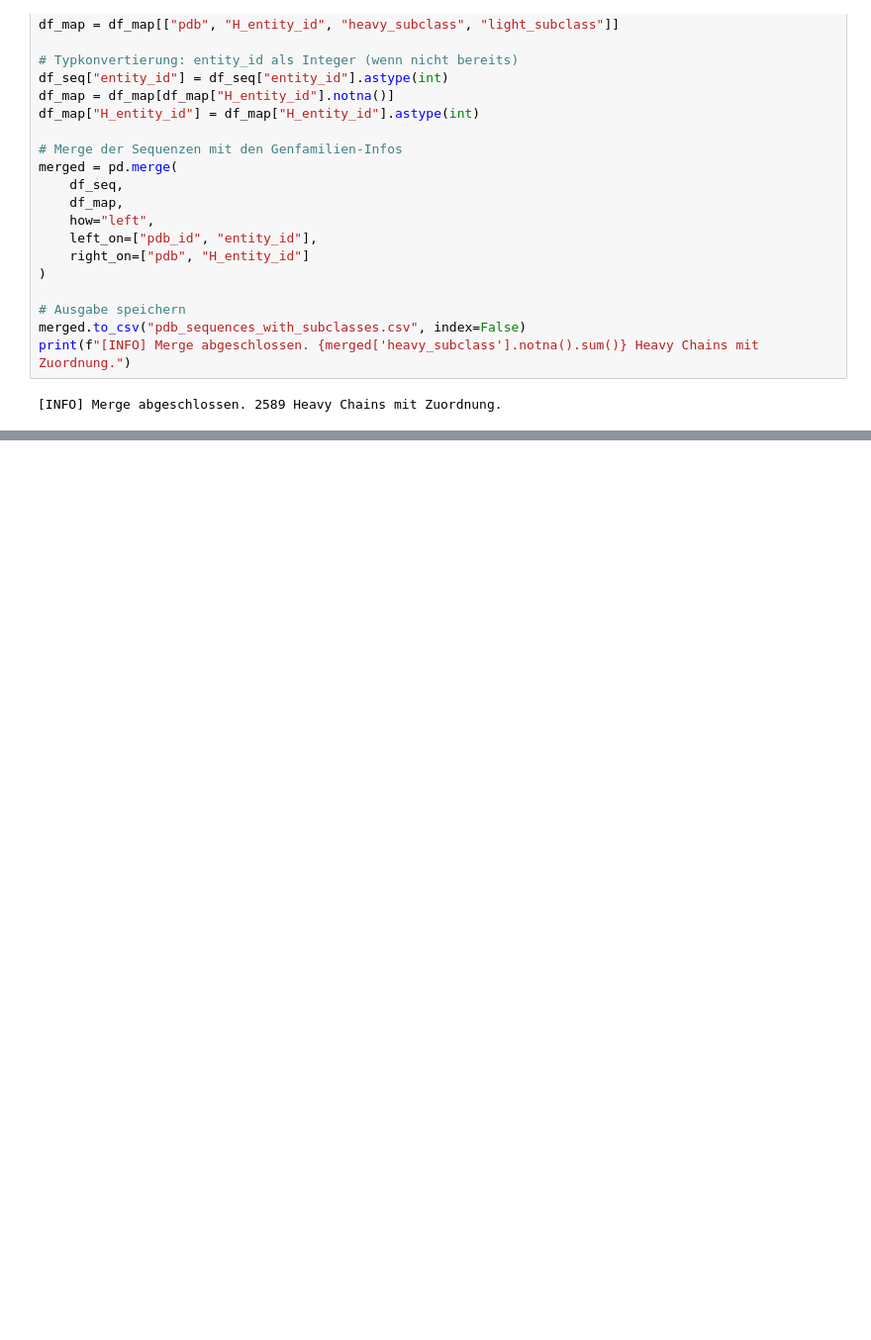
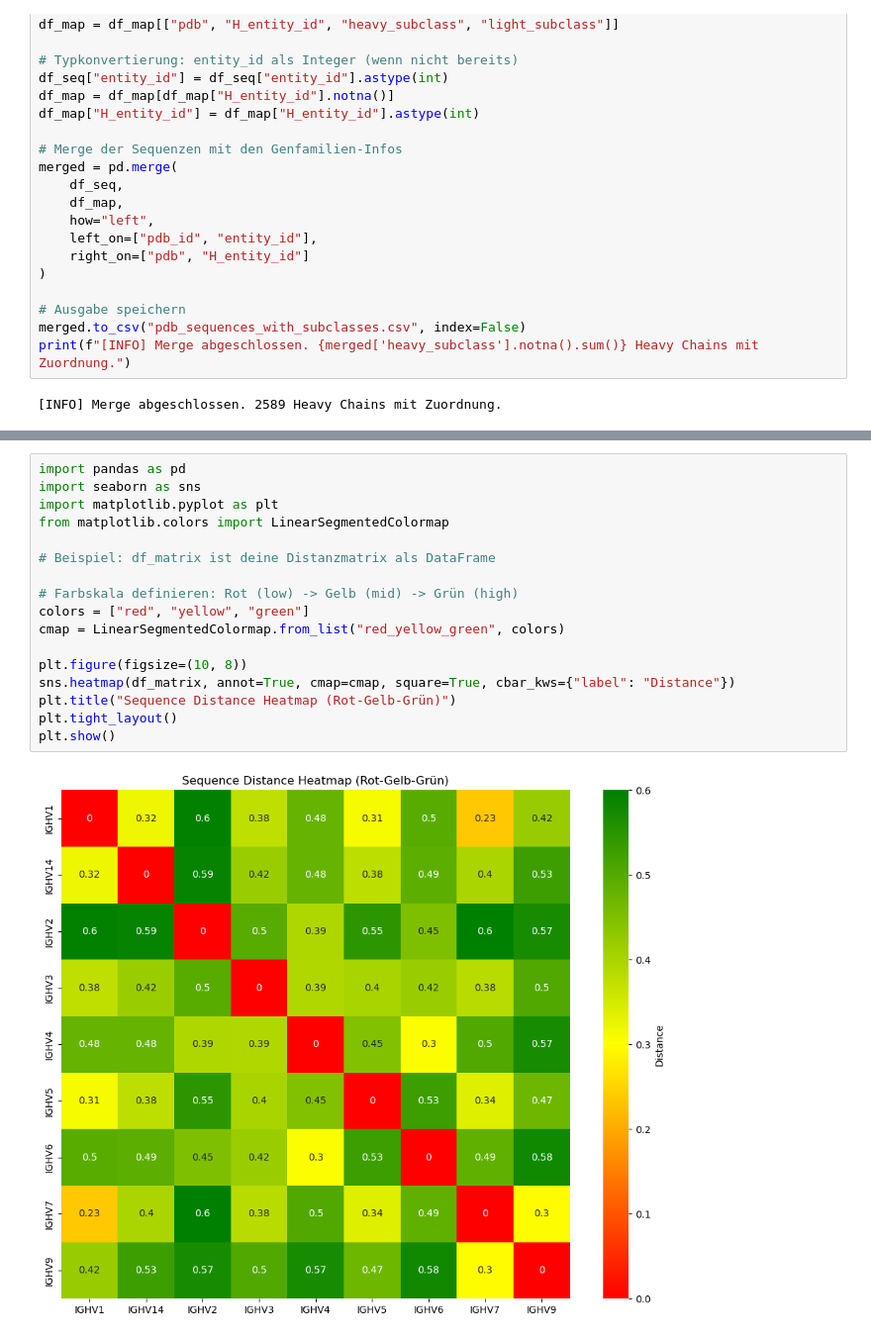
Before and after one commit to datascience-2025-group4/group04-team03, a Jupyter notebook: blasting/consensus_seq/consensus_genfam.ipynb, the cells around one changed output, grey strips where cells are left out. Shown at 99% size. Saved outputs shown, nothing was run; the diff lists cells and outputs as text; blank space fills up the shorter version.

```diff
--- a/blasting/consensus_seq/consensus_genfam.ipynb
+++ b/blasting/consensus_seq/consensus_genfam.ipynb
@@ -193,0 +279,19 @@ If your multiple sequence alignment object was obtained using Bio.AlignIO, then
+# %%
+import pandas as pd
+import seaborn as sns
+import matplotlib.pyplot as plt
+from matplotlib.colors import LinearSegmentedColormap
+
+# Beispiel: df_matrix ist deine Distanzmatrix als DataFrame
+
+# Farbskala definieren: Rot (low) -> Gelb (mid) -> Grün (high)
+colors = ["red", "yellow", "green"]
+cmap = LinearSegmentedColormap.from_list("red_yellow_green", colors)
+
+plt.figure(figsize=(10, 8))
+sns.heatmap(df_matrix, annot=True, cmap=cmap, square=True, cbar_kws={"label": "Distance"})
+plt.title("Sequence Distance Heatmap (Rot-Gelb-Grün)")
+plt.tight_layout()
+plt.show()
+# %% [output]
+[figure, added]
```
Also changed, not shown: parts of 11 cells of this notebook, 1 other file.
